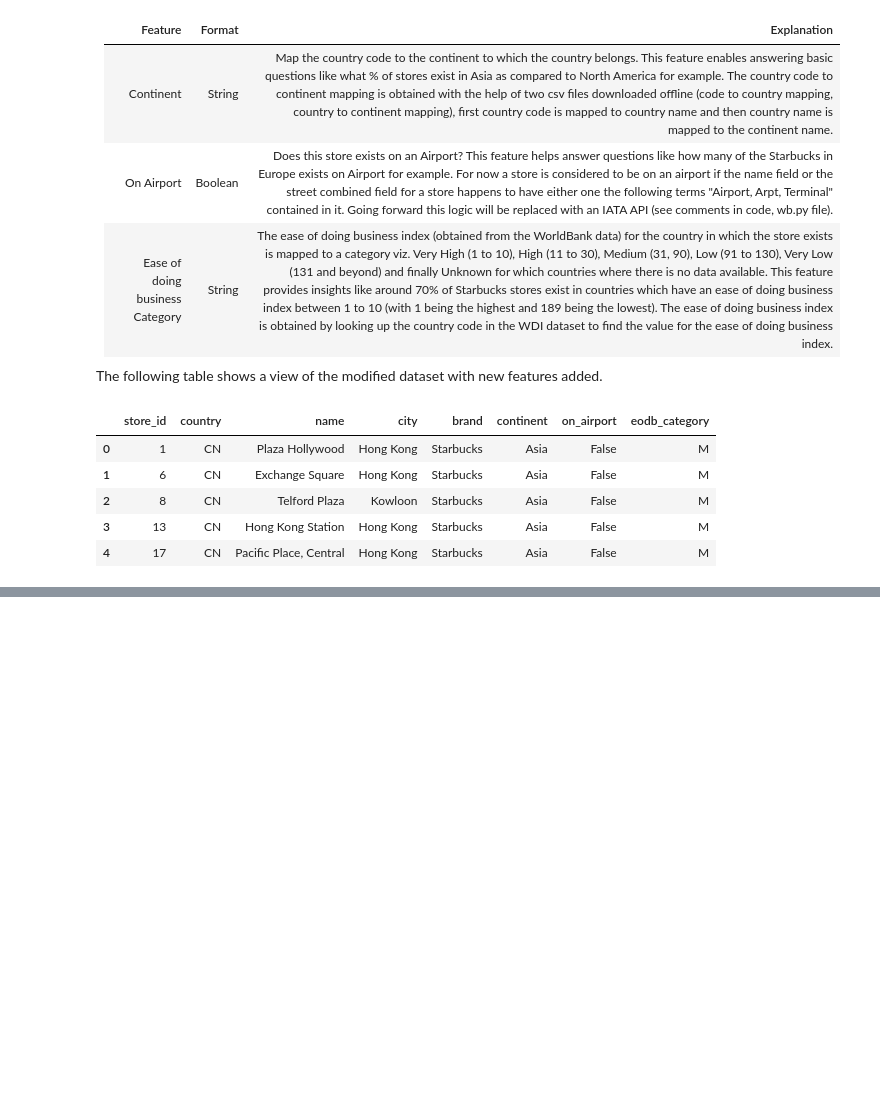
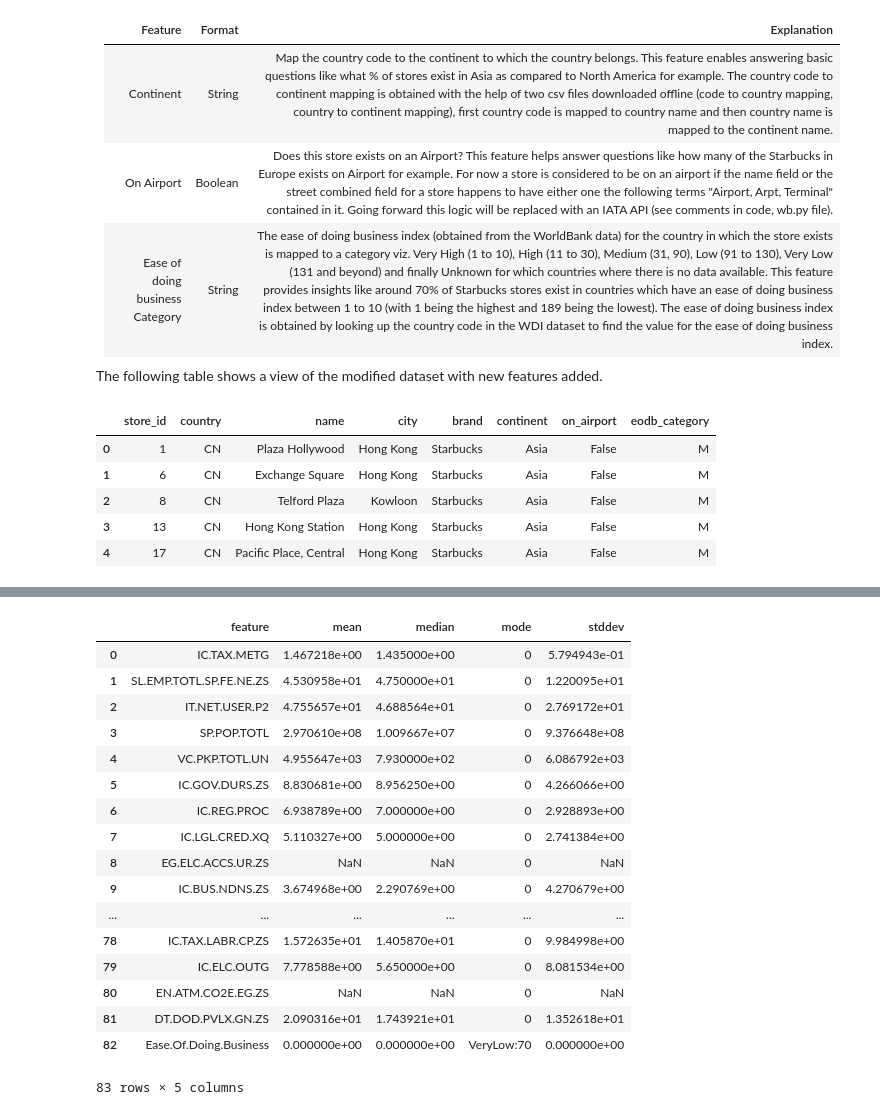
Before and after one commit to aarora79/sb_study, a Jupyter notebook: A data science tale about a coffee company.ipynb, the cells around one changed output, grey strips where cells are left out. Cells and saved outputs as stored; diff of their text form; code cells hidden in the pictures; blank space fills up the shorter version.

```diff
--- a/A data science tale about a coffee company.ipynb
+++ b/A data science tale about a coffee company.ipynb
@@ -208,0 +264,24 @@ Here is a listing of everything that is included alongwith a brief description.
+# %%
+import pandas as pd
+WB_EDA_URL = 'https://raw.githubusercontent.com/aarora79/sb_study/master/output/EDA/WB_EDA.csv'
+df = pd.read_csv(WB_EDA_URL)
+df
+# %% [output]
+|  | feature | mean | median | mode | stddev |
+| 0 | IC.TAX.METG | 1.467218e+00 | 1.435000e+00 | 0 | 5.794943e-01 |
+| 1 | SL.EMP.TOTL.SP.FE.NE.ZS | 4.530958e+01 | 4.750000e+01 | 0 | 1.220095e+01 |
+| 2 | IT.NET.USER.P2 | 4.755657e+01 | 4.688564e+01 | 0 | 2.769172e+01 |
+| 3 | SP.POP.TOTL | 2.970610e+08 | 1.009667e+07 | 0 | 9.376648e+08 |
+| 4 | VC.PKP.TOTL.UN | 4.955647e+03 | 7.930000e+02 | 0 | 6.086792e+03 |
+| 5 | IC.GOV.DURS.ZS | 8.830681e+00 | 8.956250e+00 | 0 | 4.266066e+00 |
+| 6 | IC.REG.PROC | 6.938789e+00 | 7.000000e+00 | 0 | 2.928893e+00 |
+| 7 | IC.LGL.CRED.XQ | 5.110327e+00 | 5.000000e+00 | 0 | 2.741384e+00 |
+| 8 | EG.ELC.ACCS.UR.ZS | NaN | NaN | 0 | NaN |
+| 9 | IC.BUS.NDNS.ZS | 3.674968e+00 | 2.290769e+00 | 0 | 4.270679e+00 |
+| ... | ... | ... | ... | ... | ... |
+| 78 | IC.TAX.LABR.CP.ZS | 1.572635e+01 | 1.405870e+01 | 0 | 9.984998e+00 |
+| 79 | IC.ELC.OUTG | 7.778588e+00 | 5.650000e+00 | 0 | 8.081534e+00 |
+| 80 | EN.ATM.CO2E.EG.ZS | NaN | NaN | 0 | NaN |
+| 81 | DT.DOD.PVLX.GN.ZS | 2.090316e+01 | 1.743921e+01 | 0 | 1.352618e+01 |
+| 82 | Ease.Of.Doing.Business | 0.000000e+00 | 0.000000e+00 | VeryLow:70 | 0.000000e+00 |
+83 rows × 5 columns
```
Also changed, not shown: parts of 53 cells of this notebook, 3 other files.
